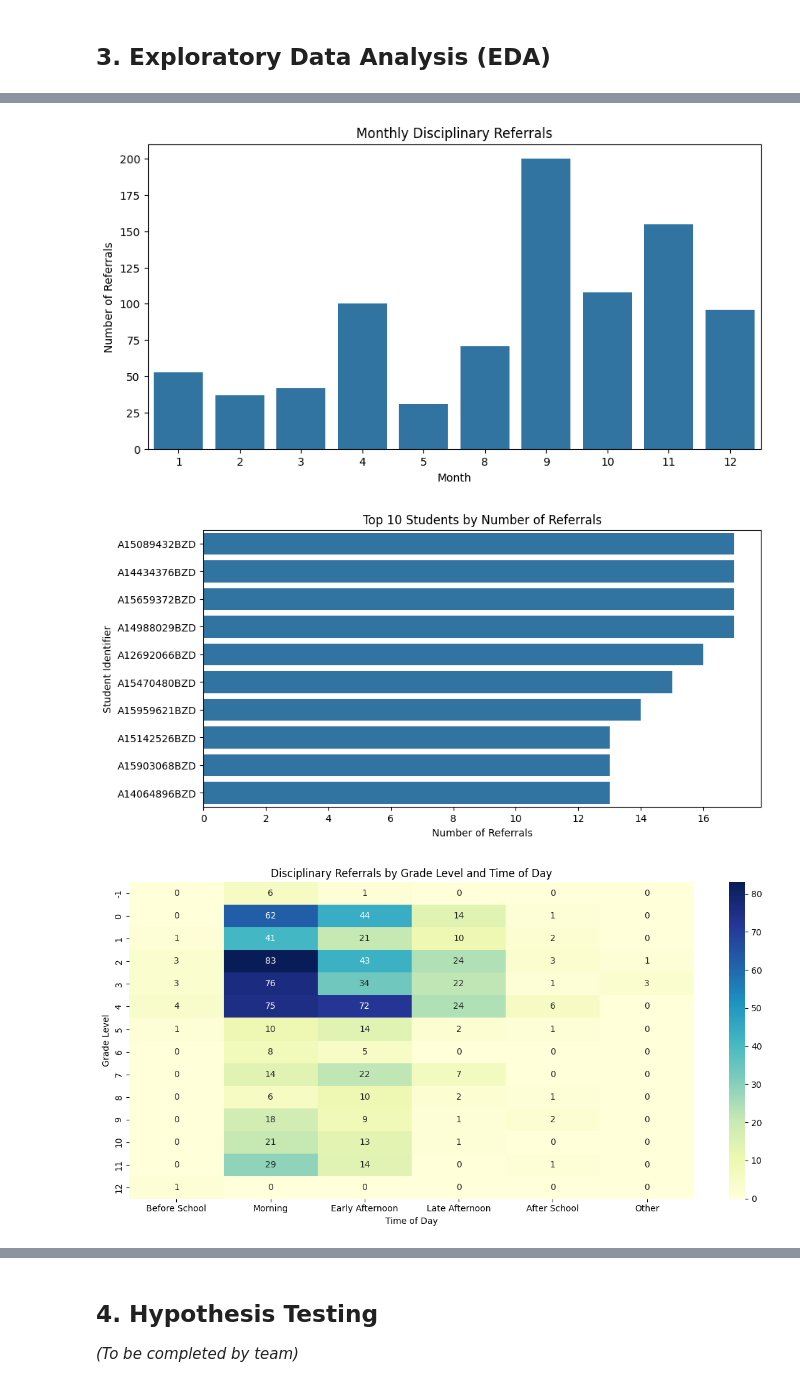
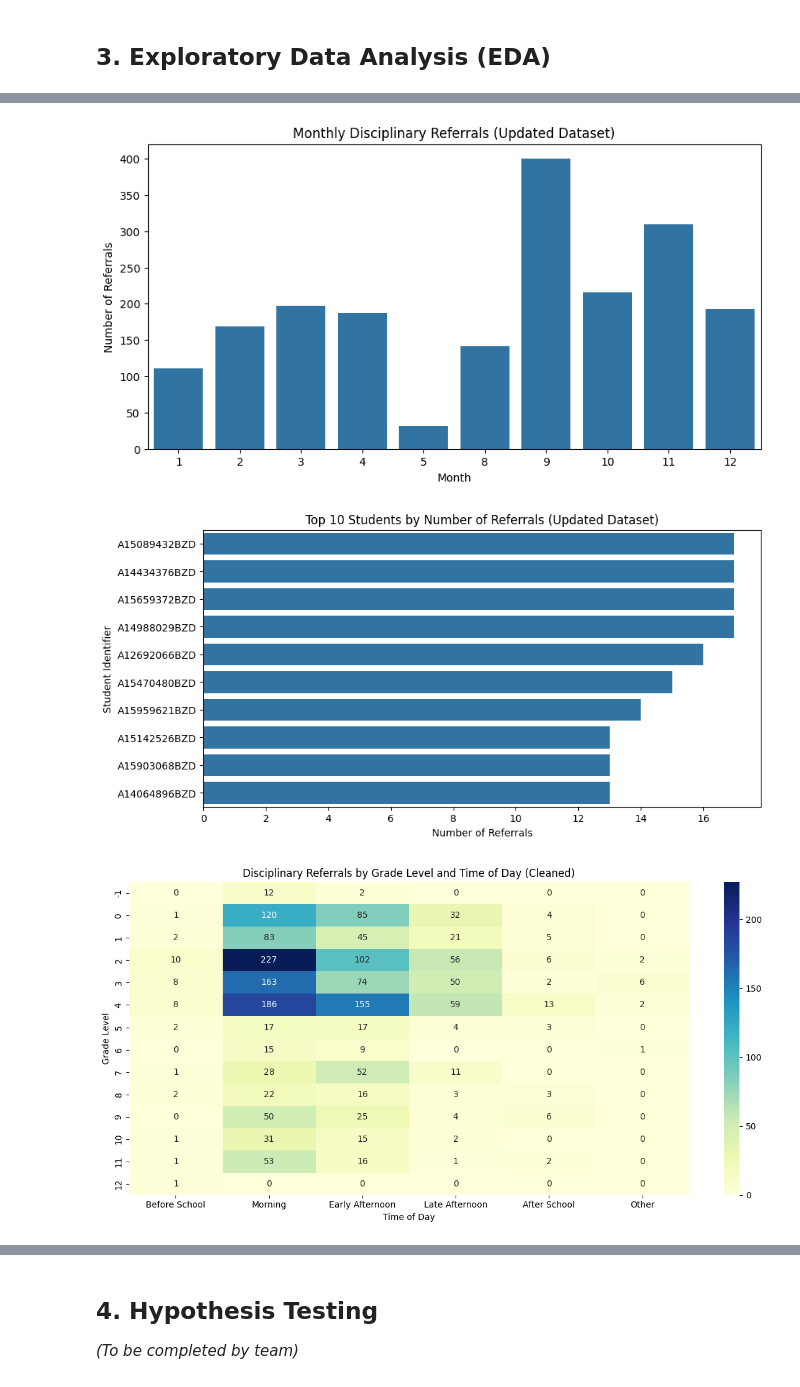
Before and after one commit to TDRobertson/student-referral-predictor, a Jupyter notebook: Behavioral_Disruptions_EDA.ipynb, the cells around one changed output, grey strips where cells are left out. Cells and saved outputs as stored; diff of their text form; code cells hidden in the pictures.

Commit message:
Merged Datasets and Added to EDA

```diff
--- a/Behavioral_Disruptions_EDA.ipynb
+++ b/Behavioral_Disruptions_EDA.ipynb
@@ -125,69 +133,63 @@ dr.studentminors
 dtype: int64
 # %%
 
-disciplinary_referral['Month'] = disciplinary_referral['Date of Incident'].dt.month
-monthly_referrals = disciplinary_referral.groupby('Month').size()
-
-plt.figure(figsize=(10,5))
+disciplinary_referral_all['Month'] = disciplinary_referral_all['Date of Incident'].dt.month
+monthly_referrals = disciplinary_referral_all.groupby('Month').size()
+plt.figure(figsize=(10, 5))
 sns.barplot(x=monthly_referrals.index, y=monthly_referrals.values)
-plt.title('Monthly Disciplinary Referrals')
+plt.title('Monthly Disciplinary Referrals (Updated Dataset)')
 plt.xlabel('Month')
 plt.ylabel('Number of Referrals')
 plt.show()
 # %% [output]
-[figure, old version]
+[figure, new version]
 # %%
 
-frequent_students = disciplinary_referral['Student Identifier'].value_counts().head(10)
-
-plt.figure(figsize=(10,5))
+frequent_students = disciplinary_referral_all['Student Identifier'].value_counts().head(10)
+plt.figure(figsize=(10, 5))
 sns.barplot(y=frequent_students.index, x=frequent_students.values, orient='h')
-plt.title('Top 10 Students by Number of Referrals')
+plt.title('Top 10 Students by Number of Referrals (Updated Dataset)')
 plt.xlabel('Number of Referrals')
 plt.ylabel('Student Identifier')
 plt.show()
 # %% [output]
-[figure, old version]
+[figure, new version]
 # %%
-# categorize time of day
 def categorize_time(time_str):
-    if pd.isna(time_str):
-        return "Unknown"
+    if pd.isna(time_str): return "Unknown"
     time_str = time_str.lower().strip()
-    if "before school" in time_str:
-        return "Before School"
-    elif any(t in time_str for t in ["8:00am", "9:00am", "10:00am", "11:00am"]):
-        return "Morning"
-    elif any(t in time_str for t in ["12:00pm", "1:00pm"]):
-        return "Early Afternoon"
-    elif any(t in time_str for t in ["2:00pm", "3:00pm"]):
-        return "Late Afternoon"
-    elif "after school" in time_str:
-        return "After School"
-    else:
-        return "Other"
+    if "before school" in time_str: return "Before School"
+    elif any(t in time_str for t in ["8:00am", "9:00am", "10:00am", "11:00am"]): return "Morning"
+    elif any(t in time_str for t in ["12:00pm", "1:00pm"]): return "Early Afternoon"
+    elif any(t in time_str for t in ["2:00pm", "3:00pm"]): return "Late Afternoon"
+    elif "after school" in time_str: return "After School"
+    else: return "Other"
 
-# apply the function
-disciplinary_referral["Time_Category"] = disciplinary_referral["Time of the Day the behavior occurred?"].apply(categorize_time)
+time_order = ["Before School", "Morning", "Early Afternoon", "Late Afternoon", "After School", "Other"]
+# Apply time categorization to the updated dataset
+disciplinary_referral_all["Time_Category"] = disciplinary_referral_all["Time of the Day the behavior occurred?"].apply(categorize_time)
 
-# set custom category order
-time_order = ["Before School", "Morning", "Early Afternoon", "Late Afternoon", "After School", "Other"]
-disciplinary_referral["Time_Category"] = pd.Categorical(
-    disciplinary_referral["Time_Category"],
+# Set ordered category for plotting
+disciplinary_referral_all["Time_Category"] = pd.Categorical(
+    disciplinary_referral_all["Time_Category"],
     categories=time_order,
     ordered=True
 )
 
-# group the data
-grouped = disciplinary_referral.groupby(["Grade_Level", "Time_Category"]).size().unstack().fillna(0)
+# Recreate heatmap grouping
+grouped = disciplinary_referral_all.groupby(["Grade_Level", "Time_Category"]).size().unstack().fillna(0)
 
+# Sort grades for display
+grouped = grouped.sort_index()
+
+# Plot clean heatmap
 plt.figure(figsize=(12, 6))
-sns.heatmap(grouped, annot=True, cmap="YlGnBu")
-plt.title("Disciplinary Referrals by Grade Level and Time of Day")
+sns.heatmap(grouped, annot=True, fmt='d', cmap="YlGnBu")
+plt.title("Disciplinary Referrals by Grade Level and Time of Day (Cleaned)")
 plt.xlabel("Time of Day")
 plt.ylabel("Grade Level")
 plt.tight_layout()
 plt.show()
 # %% [output]
-[figure, old version]
+[figure, new version]
 # %%
```
Also changed, not shown: parts of 16 cells of this notebook, 2 other files.
